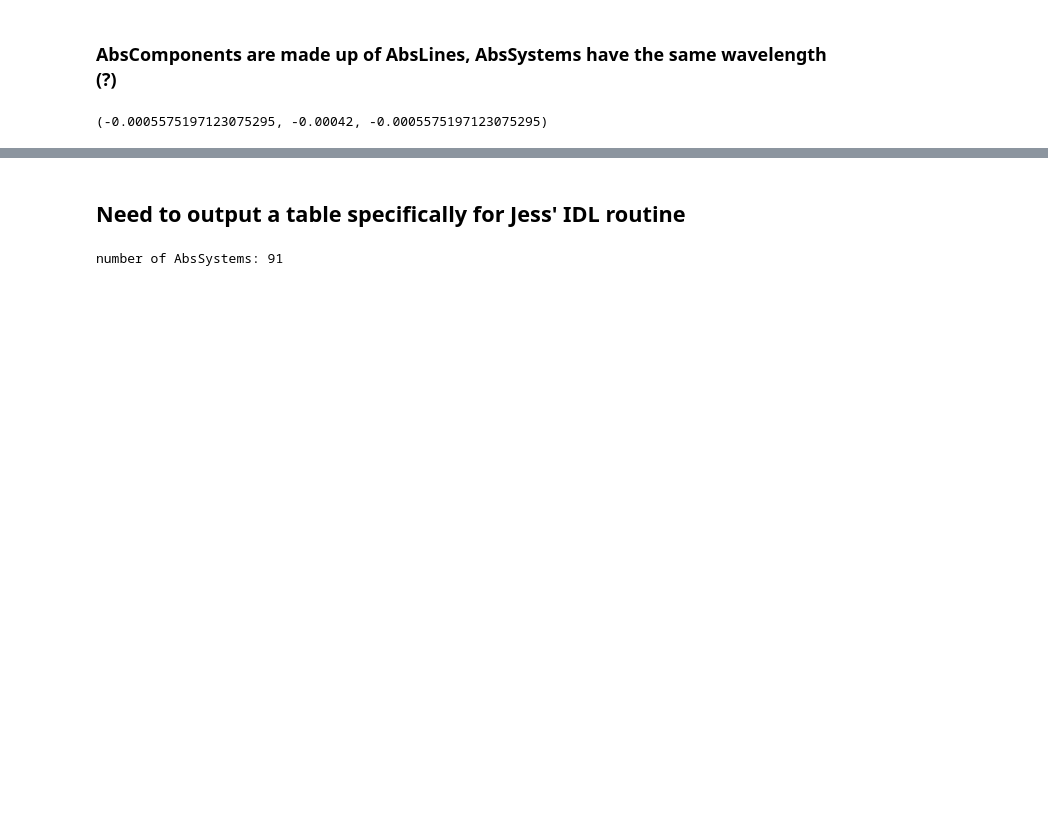
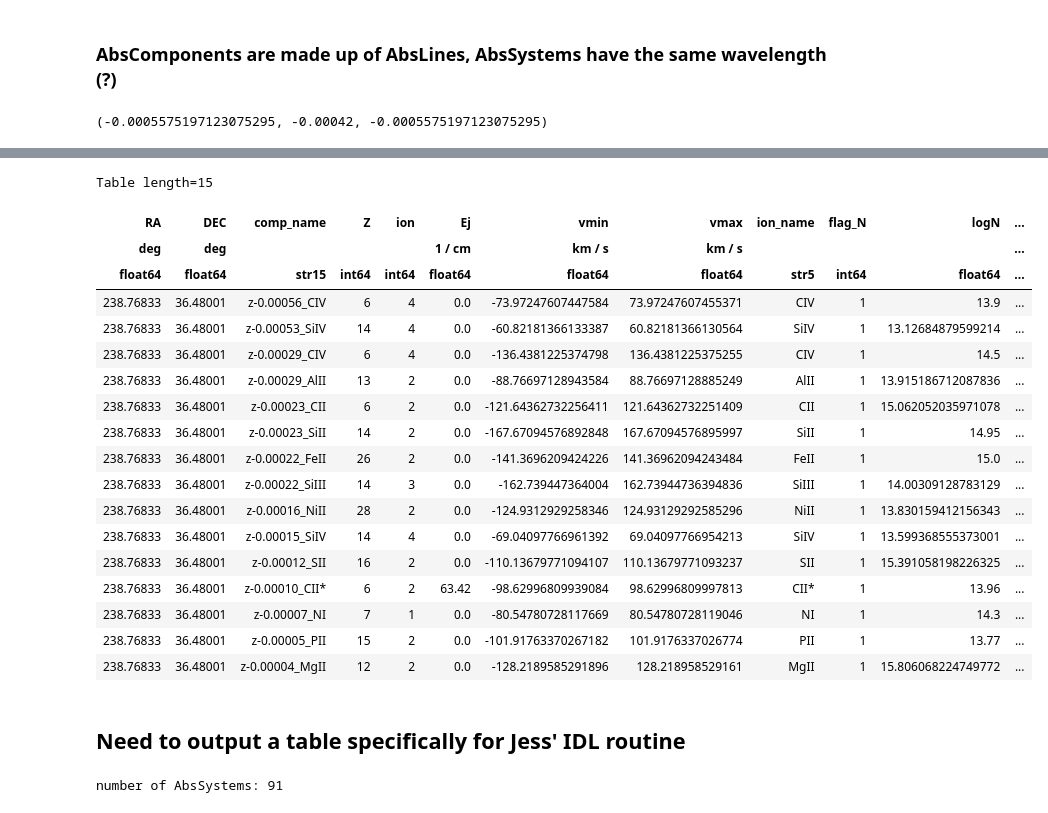
Before and after one commit to mattcwilde/gmosredux, a Jupyter notebook: AbsorptionTable.ipynb, the cells around one changed output, grey strips where cells are left out. Saved outputs shown, nothing was run; the diff lists cells and outputs as text; code cells hidden in the pictures; blank space fills up the shorter version.

Commit message:
make jess table

```diff
--- a/AbsorptionTable.ipynb
+++ b/AbsorptionTable.ipynb
@@ -75,3 +101,27 @@ igmsys[0].zabs, absline.z, comp.zcomp
+# %%
+i = igmsys[0]
+i.fill_ionN()
+i._ionN
+# %% [output]
+Table length=15
+| RA | DEC | comp_name | Z | ion | Ej | vmin | vmax | ion_name | flag_N | logN | ... |
+| deg | deg |  |  |  | 1 / cm | km / s | km / s |  |  |  | ... |
+| float64 | float64 | str15 | int64 | int64 | float64 | float64 | float64 | str5 | int64 | float64 | ... |
+| 238.76833 | 36.48001 | z-0.00056_CIV | 6 | 4 | 0.0 | -73.97247607447584 | 73.97247607455371 | CIV | 1 | 13.9 | ... |
+| 238.76833 | 36.48001 | z-0.00053_SiIV | 14 | 4 | 0.0 | -60.82181366133387 | 60.82181366130564 | SiIV | 1 | 13.12684879599214 | ... |
+| 238.76833 | 36.48001 | z-0.00029_CIV | 6 | 4 | 0.0 | -136.4381225374798 | 136.4381225375255 | CIV | 1 | 14.5 | ... |
+| 238.76833 | 36.48001 | z-0.00029_AlII | 13 | 2 | 0.0 | -88.76697128943584 | 88.76697128885249 | AlII | 1 | 13.915186712087836 | ... |
+| 238.76833 | 36.48001 | z-0.00023_CII | 6 | 2 | 0.0 | -121.64362732256411 | 121.64362732251409 | CII | 1 | 15.062052035971078 | ... |
+| 238.76833 | 36.48001 | z-0.00023_SiII | 14 | 2 | 0.0 | -167.67094576892848 | 167.67094576895997 | SiII | 1 | 14.95 | ... |
+| 238.76833 | 36.48001 | z-0.00022_FeII | 26 | 2 | 0.0 | -141.3696209424226 | 141.36962094243484 | FeII | 1 | 15.0 | ... |
+| 238.76833 | 36.48001 | z-0.00022_SiIII | 14 | 3 | 0.0 | -162.739447364004 | 162.73944736394836 | SiIII | 1 | 14.00309128783129 | ... |
+| 238.76833 | 36.48001 | z-0.00016_NiII | 28 | 2 | 0.0 | -124.9312929258346 | 124.93129292585296 | NiII | 1 | 13.830159412156343 | ... |
+| 238.76833 | 36.48001 | z-0.00015_SiIV | 14 | 4 | 0.0 | -69.04097766961392 | 69.04097766954213 | SiIV | 1 | 13.599368555373001 | ... |
+| 238.76833 | 36.48001 | z-0.00012_SII | 16 | 2 | 0.0 | -110.13679771094107 | 110.13679771093237 | SII | 1 | 15.391058198226325 | ... |
+| 238.76833 | 36.48001 | z-0.00010_CII* | 6 | 2 | 63.42 | -98.62996809939084 | 98.62996809997813 | CII* | 1 | 13.96 | ... |
+| 238.76833 | 36.48001 | z-0.00007_NI | 7 | 1 | 0.0 | -80.54780728117669 | 80.54780728119046 | NI | 1 | 14.3 | ... |
+| 238.76833 | 36.48001 | z-0.00005_PII | 15 | 2 | 0.0 | -101.91763370267182 | 101.9176337026774 | PII | 1 | 13.77 | ... |
+| 238.76833 | 36.48001 | z-0.00004_MgII | 12 | 2 | 0.0 | -128.2189585291896 | 128.218958529161 | MgII | 1 | 15.806068224749772 | ... |
 # %% [markdown]
 ## Need to output a table specifically for Jess' IDL routine
 # %%
```
Also changed, not shown: parts of 2 cells of this notebook.
